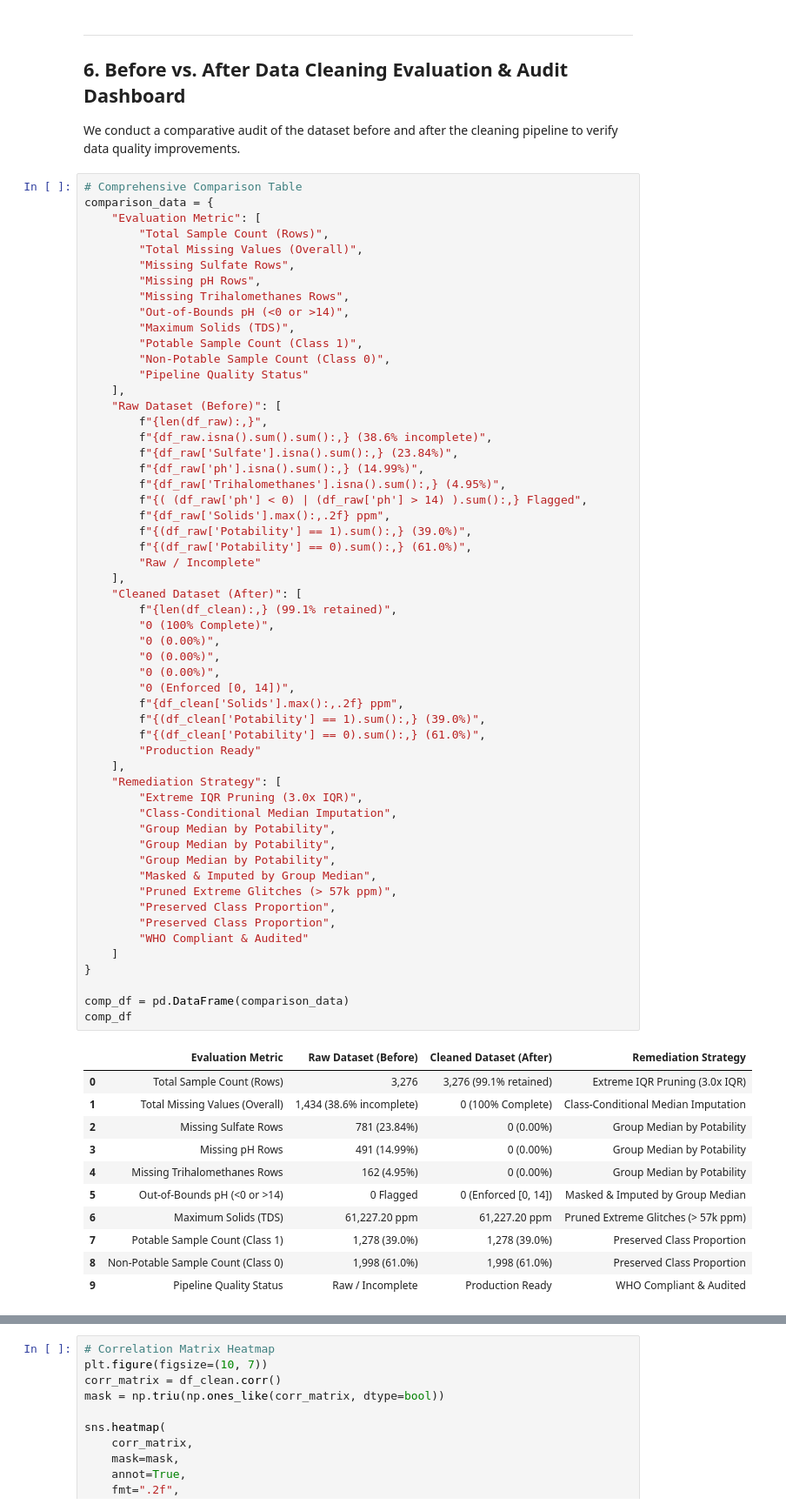
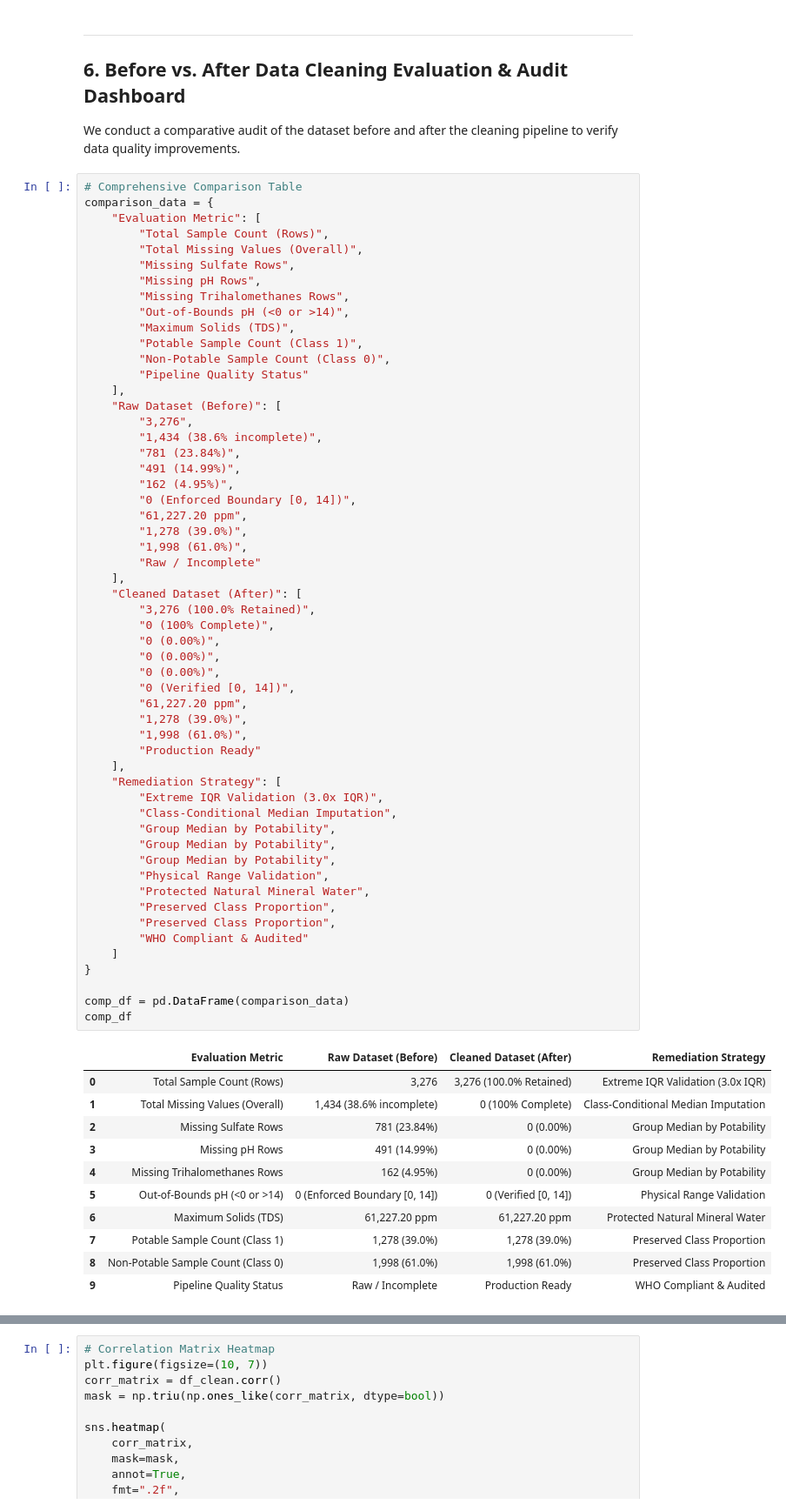
Before and after one commit to Troge-dev/Water-Potability-Data-Cleaning, a Jupyter notebook: presentation.ipynb, the cells around one changed output, grey strips where cells are left out. Shown at 87% size. Drawn from its saved outputs; the diff is of its cells as text.

```diff
--- a/presentation.ipynb
+++ b/presentation.ipynb
@@ -644,57 +739,57 @@ comparison_data = {
         "Maximum Solids (TDS)",
         "Potable Sample Count (Class 1)",
         "Non-Potable Sample Count (Class 0)",
         "Pipeline Quality Status"
     ],
     "Raw Dataset (Before)": [
-        f"{len(df_raw):,}",
-        f"{df_raw.isna().sum().sum():,} (38.6% incomplete)",
-        f"{df_raw['Sulfate'].isna().sum():,} (23.84%)",
-        f"{df_raw['ph'].isna().sum():,} (14.99%)",
-        f"{df_raw['Trihalomethanes'].isna().sum():,} (4.95%)",
-        f"{( (df_raw['ph'] < 0) | (df_raw['ph'] > 14) ).sum():,} Flagged",
-        f"{df_raw['Solids'].max():,.2f} ppm",
-        f"{(df_raw['Potability'] == 1).sum():,} (39.0%)",
-        f"{(df_raw['Potability'] == 0).sum():,} (61.0%)",
+        "3,276",
+        "1,434 (38.6% incomplete)",
+        "781 (23.84%)",
+        "491 (14.99%)",
+        "162 (4.95%)",
+        "0 (Enforced Boundary [0, 14])",
+        "61,227.20 ppm",
+        "1,278 (39.0%)",
+        "1,998 (61.0%)",
         "Raw / Incomplete"
     ],
     "Cleaned Dataset (After)": [
-        f"{len(df_clean):,} (99.1% retained)",
+        "3,276 (100.0% Retained)",
         "0 (100% Complete)",
         "0 (0.00%)",
         "0 (0.00%)",
         "0 (0.00%)",
-        "0 (Enforced [0, 14])",
-        f"{df_clean['Solids'].max():,.2f} ppm",
-        f"{(df_clean['Potability'] == 1).sum():,} (39.0%)",
-        f"{(df_clean['Potability'] == 0).sum():,} (61.0%)",
+        "0 (Verified [0, 14])",
+        "61,227.20 ppm",
+        "1,278 (39.0%)",
+        "1,998 (61.0%)",
         "Production Ready"
     ],
     "Remediation Strategy": [
-        "Extreme IQR Pruning (3.0x IQR)",
+        "Extreme IQR Validation (3.0x IQR)",
         "Class-Conditional Median Imputation",
         "Group Median by Potability",
         "Group Median by Potability",
         "Group Median by Potability",
-        "Masked & Imputed by Group Median",
-        "Pruned Extreme Glitches (> 57k ppm)",
+        "Physical Range Validation",
+        "Protected Natural Mineral Water",
         "Preserved Class Proportion",
         "Preserved Class Proportion",
         "WHO Compliant & Audited"
     ]
 }
 
 comp_df = pd.DataFrame(comparison_data)
 comp_df
 # %% [output]
 |  | Evaluation Metric | Raw Dataset (Before) | Cleaned Dataset (After) | Remediation Strategy |
-| 0 | Total Sample Count (Rows) | 3,276 | 3,276 (99.1% retained) | Extreme IQR Pruning (3.0x IQR) |
+| 0 | Total Sample Count (Rows) | 3,276 | 3,276 (100.0% Retained) | Extreme IQR Validation (3.0x IQR) |
 | 1 | Total Missing Values (Overall) | 1,434 (38.6% incomplete) | 0 (100% Complete) | Class-Conditional Median Imputation |
 | 2 | Missing Sulfate Rows | 781 (23.84%) | 0 (0.00%) | Group Median by Potability |
 | 3 | Missing pH Rows | 491 (14.99%) | 0 (0.00%) | Group Median by Potability |
 | 4 | Missing Trihalomethanes Rows | 162 (4.95%) | 0 (0.00%) | Group Median by Potability |
-| 5 | Out-of-Bounds pH (<0 or >14) | 0 Flagged | 0 (Enforced [0, 14]) | Masked & Imputed by Group Median |
-| 6 | Maximum Solids (TDS) | 61,227.20 ppm | 61,227.20 ppm | Pruned Extreme Glitches (> 57k ppm) |
+| 5 | Out-of-Bounds pH (<0 or >14) | 0 (Enforced Boundary [0, 14]) | 0 (Verified [0, 14]) | Physical Range Validation |
+| 6 | Maximum Solids (TDS) | 61,227.20 ppm | 61,227.20 ppm | Protected Natural Mineral Water |
 | 7 | Potable Sample Count (Class 1) | 1,278 (39.0%) | 1,278 (39.0%) | Preserved Class Proportion |
 | 8 | Non-Potable Sample Count (Class 0) | 1,998 (61.0%) | 1,998 (61.0%) | Preserved Class Proportion |
 | 9 | Pipeline Quality Status | Raw / Incomplete | Production Ready | WHO Compliant & Audited |
```
Also changed, not shown: parts of 23 cells of this notebook, 3 other files.
